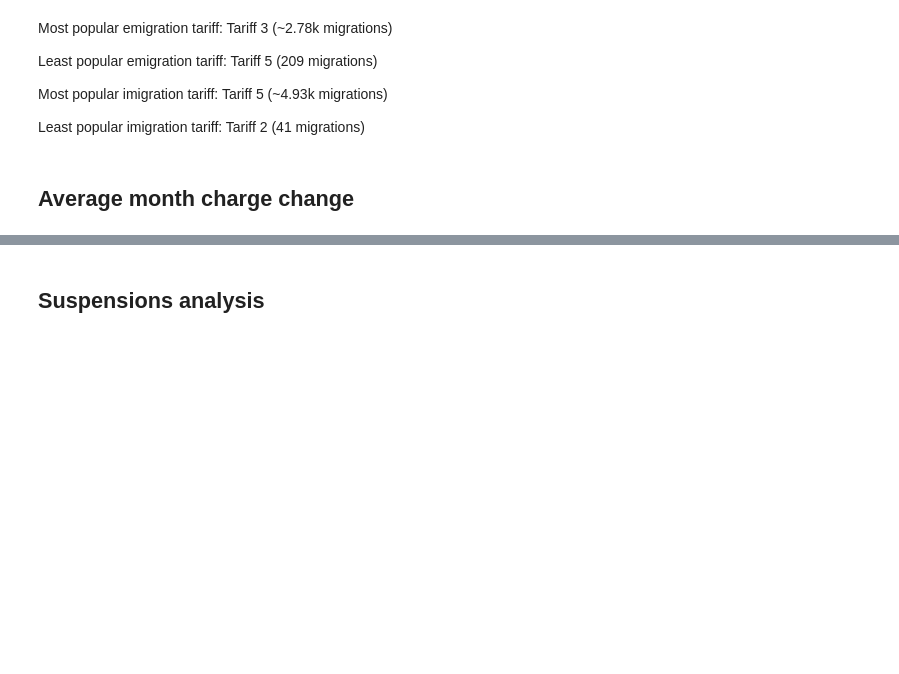
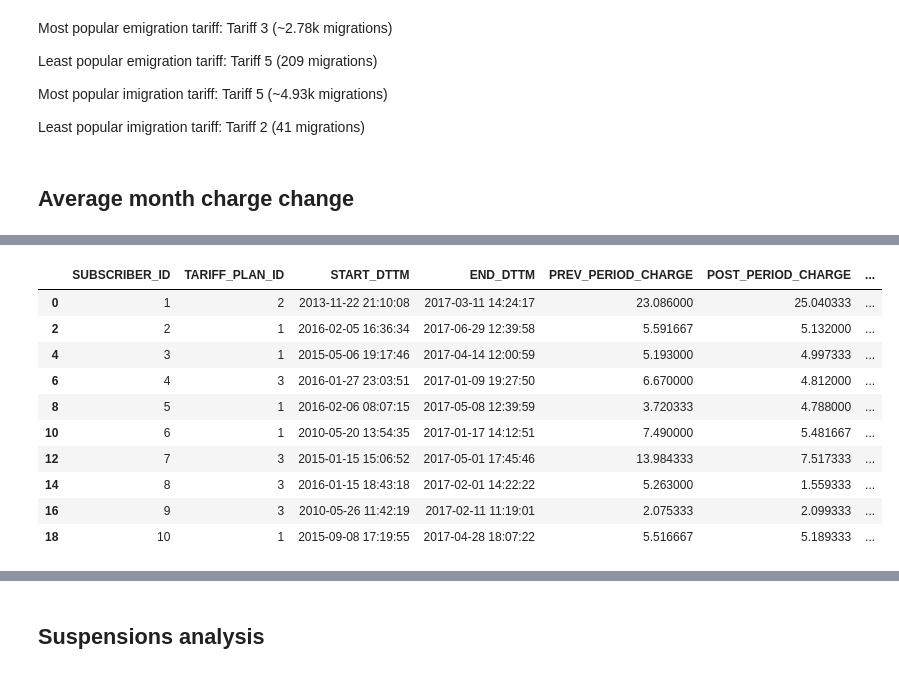
Before and after one commit to BangerVanos/test_A1, a Jupyter notebook: task_3.ipynb, the cells around one changed output, grey strips where cells are left out. Saved outputs shown, nothing was run; the diff lists cells and outputs as text; code cells hidden in the pictures; blank space fills up the shorter version.

```diff
--- a/task_3.ipynb
+++ b/task_3.ipynb
@@ -210,0 +247,14 @@ fig.show()
+# %%
+charges_change_df.head(10)
+# %% [output]
+|  | SUBSCRIBER_ID | TARIFF_PLAN_ID | START_DTTM | END_DTTM | PREV_PERIOD_CHARGE | POST_PERIOD_CHARGE | ... |
+| 0 | 1 | 2 | 2013-11-22 21:10:08 | 2017-03-11 14:24:17 | 23.086000 | 25.040333 | ... |
+| 2 | 2 | 1 | 2016-02-05 16:36:34 | 2017-06-29 12:39:58 | 5.591667 | 5.132000 | ... |
+| 4 | 3 | 1 | 2015-05-06 19:17:46 | 2017-04-14 12:00:59 | 5.193000 | 4.997333 | ... |
+| 6 | 4 | 3 | 2016-01-27 23:03:51 | 2017-01-09 19:27:50 | 6.670000 | 4.812000 | ... |
+| 8 | 5 | 1 | 2016-02-06 08:07:15 | 2017-05-08 12:39:59 | 3.720333 | 4.788000 | ... |
+| 10 | 6 | 1 | 2010-05-20 13:54:35 | 2017-01-17 14:12:51 | 7.490000 | 5.481667 | ... |
+| 12 | 7 | 3 | 2015-01-15 15:06:52 | 2017-05-01 17:45:46 | 13.984333 | 7.517333 | ... |
+| 14 | 8 | 3 | 2016-01-15 18:43:18 | 2017-02-01 14:22:22 | 5.263000 | 1.559333 | ... |
+| 16 | 9 | 3 | 2010-05-26 11:42:19 | 2017-02-11 11:19:01 | 2.075333 | 2.099333 | ... |
+| 18 | 10 | 1 | 2015-09-08 17:19:55 | 2017-04-28 18:07:22 | 5.516667 | 5.189333 | ... |
```
Also changed, not shown: parts of 38 cells of this notebook, 5 other files.
